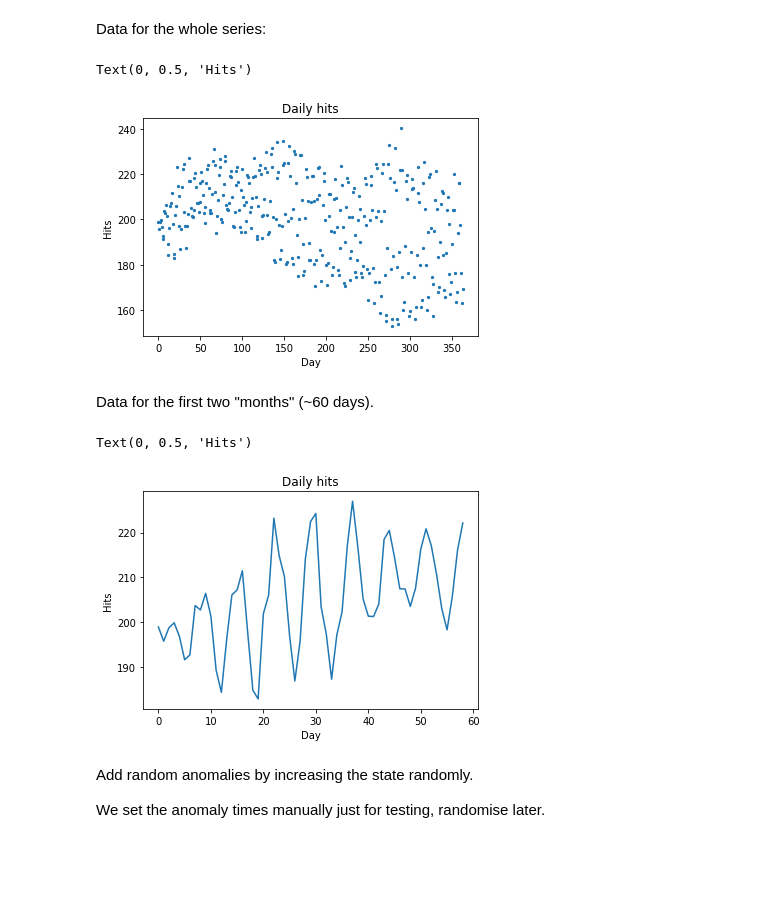
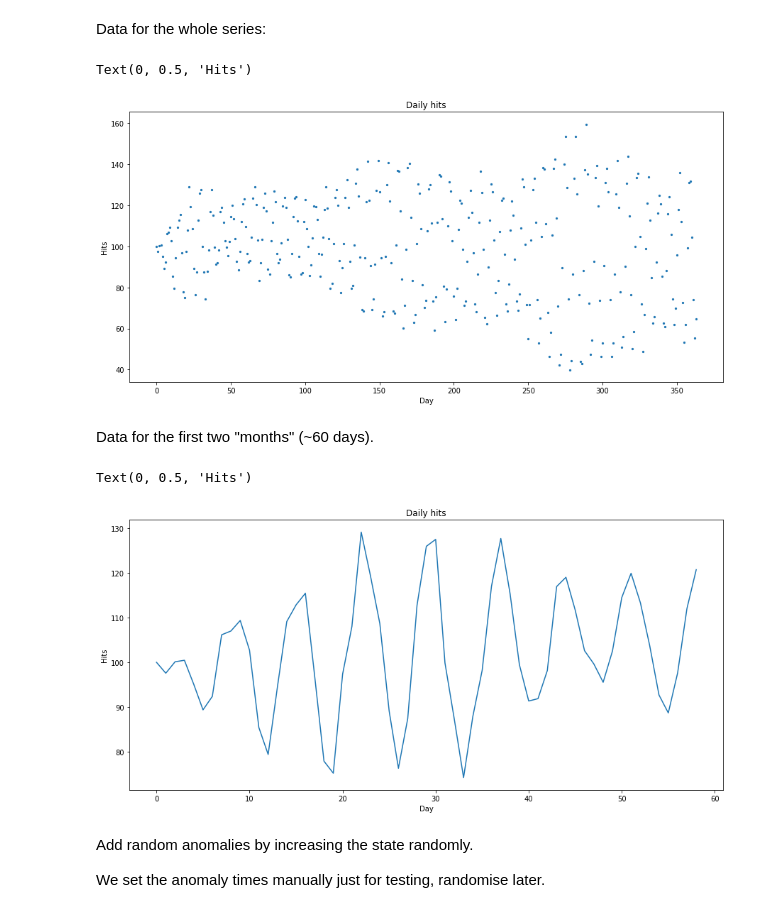
Before and after one commit to ruivieira/shi-models, a Jupyter notebook: notebooks/Periodic data - XGBoost.ipynb, the cells around one changed output. Drawn from its saved outputs; the diff is of its cells as text; code cells hidden in the pictures; blank space fills up the shorter version.

```diff
--- a/notebooks/Periodic data - XGBoost.ipynb
+++ b/notebooks/Periodic data - XGBoost.ipynb
@@ -19,8 +19,8 @@ We will keep the underlying mean with a small variance to make it a (relatively)
 # %%
 weekly_period = 7
 
-structure = UnivariateStructure.locally_constant(1.4) + \
-            UnivariateStructure.cyclic_fourier(period=weekly_period, harmonics=1, W=np.identity(2)*2)
+structure = UnivariateStructure.locally_constant(0.4) + \
+            UnivariateStructure.cyclic_fourier(period=weekly_period, harmonics=1, W=np.identity(2)*4.0)
 # %%
 ndlm = NormalDLM(structure=structure, V=2.5)
 # %%
@@ -34,8 +34,8 @@ Simulate a dataset with 730 days (~2 years).
 
 Mean server hits prior of `200`.
 # %%
-m0 = np.array([200, 0, 0])
-C0 = np.identity(3)
+m0 = np.array([100, 0, 0])
+C0 = np.identity(3)*0.1
 state0 = np.random.multivariate_normal(m0, C0)
 
 states = [state0]
@@ -53,23 +53,25 @@ Data for the whole series:
 # %%
 import matplotlib.pyplot as plt
 
+plt.figure(figsize=(15, 7))
 plt.scatter(range(N-1), obs[1:], s=5)
 plt.title("Daily hits")
 plt.xlabel("Day")
 plt.ylabel("Hits")
 # %% [output]
 Text(0, 0.5, 'Hits')
-[figure, old version]
+[figure, new version]
 # %% [markdown]
 Data for the first two "months" (~60 days).
 # %%
+plt.figure(figsize=(15, 7))
 plt.plot(obs[1:60])
 plt.title("Daily hits")
 plt.xlabel("Day")
 plt.ylabel("Hits")
 # %% [output]
 Text(0, 0.5, 'Hits')
-[figure, old version]
+[figure, new version]
 # %% [markdown]
 Add random anomalies by increasing the state randomly.
 
```
Also changed, not shown: parts of 31 cells of this notebook, 1 other file.
